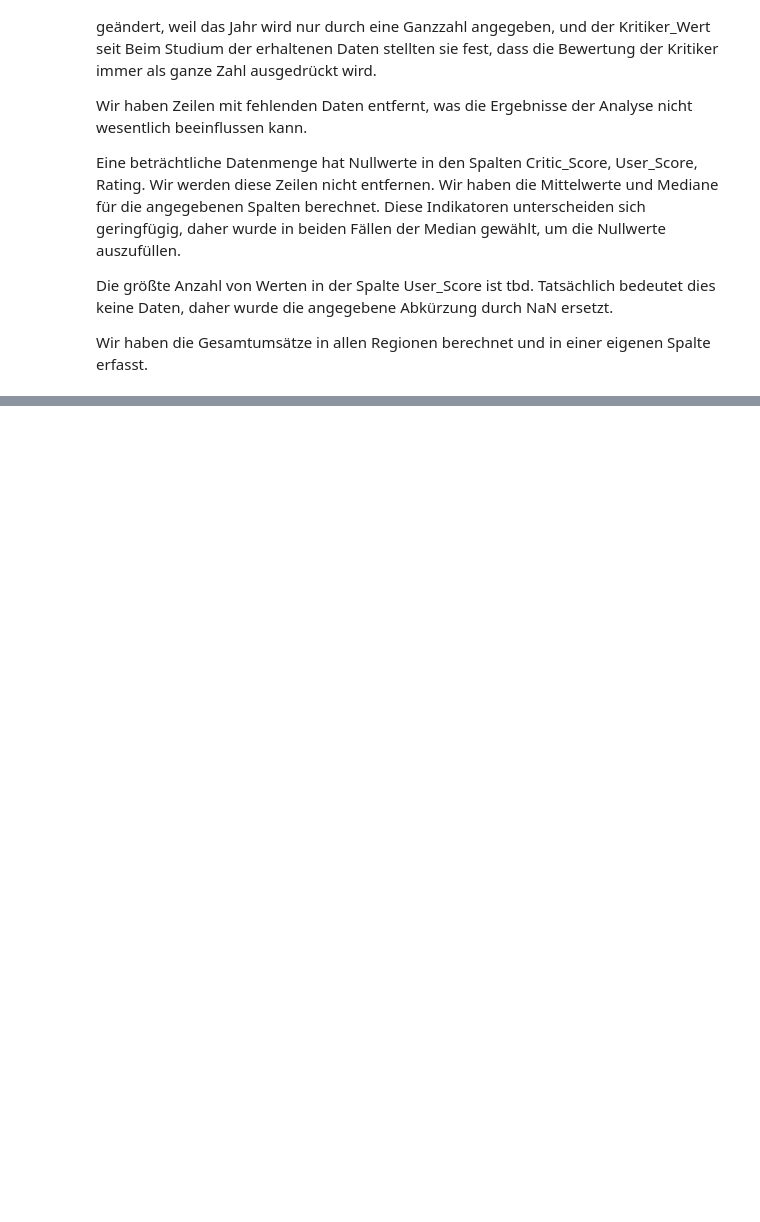
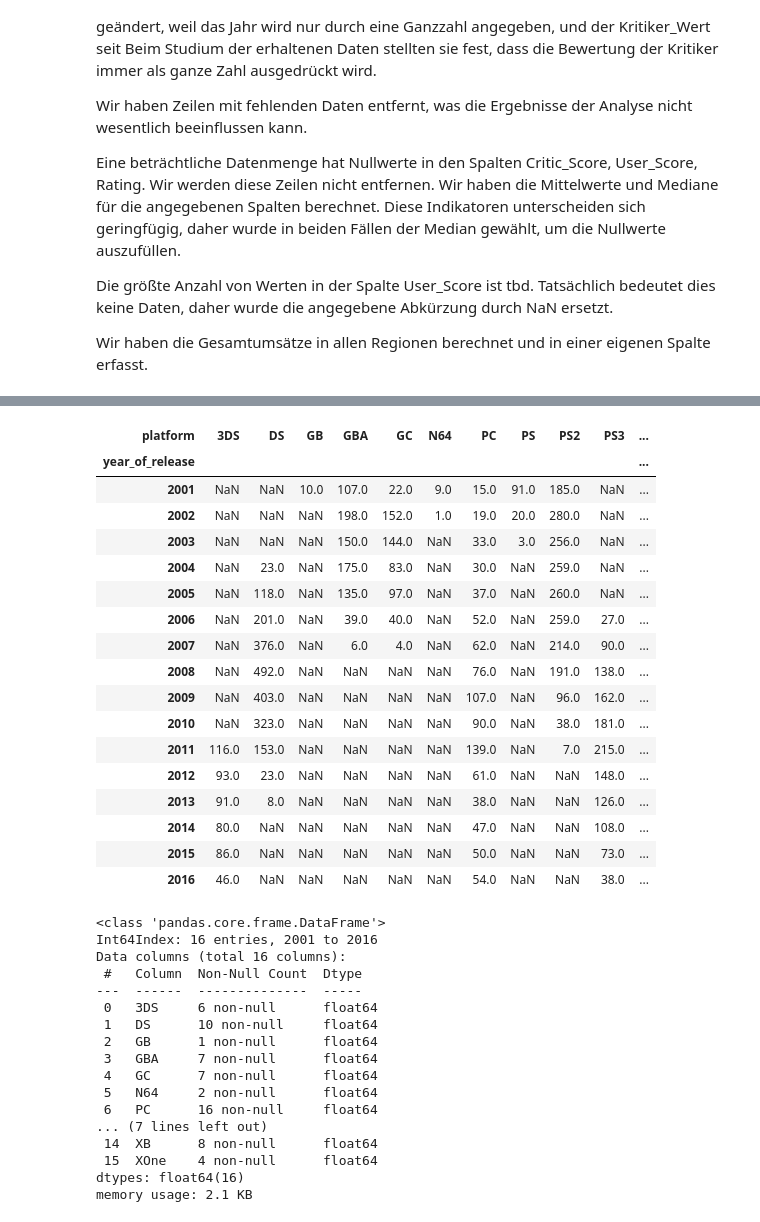
Before and after one commit to Konstantin5054232/ausbildungsprojekte, a Jupyter notebook: 05_computerspielen_verkaufen/computerspielen_verkaufen.ipynb, the cells around one changed output, grey strips where cells are left out. Drawn from its saved outputs; the diff is of its cells as text; code cells hidden in the pictures; blank space fills up the shorter version.

```diff
--- a/05_computerspielen_verkaufen/computerspielen_verkaufen.ipynb
+++ b/05_computerspielen_verkaufen/computerspielen_verkaufen.ipynb
@@ -301,0 +372,5 @@ Wir haben die Gesamtumsätze in allen Regionen berechnet und in einer eigenen Sp
+# %%
+# Wir werden eine Tabelle erstellen, in der Plattformen nach 2001 entwickelt und
+# Kopien davon mehr als 100 Millionen Mal verkauft wurden.
+data_top = data.query("year_of_release >= 2001 and platform in @platform_sales_top.index")
+data_top.head()
@@ -301,0 +384,42 @@ Wir haben die Gesamtumsätze in allen Regionen berechnet und in einer eigenen Sp
+# %%
+# Wir werden eine Verteilungstabelle nach Jahren des Verkaufsvolumens der Top-Plattformen erstellen.
+data_platform_sales_top = data_top.pivot_table(index=['year_of_release'],
+                                         columns = ['platform'], values='total_sales', aggfunc='count')
+display(data_platform_sales_top)
+data_platform_sales_top.info()
+# %% [output]
+| platform | 3DS | DS | GB | GBA | GC | N64 | PC | PS | PS2 | PS3 | ... |
+| year_of_release |  |  |  |  |  |  |  |  |  |  | ... |
+| 2001 | NaN | NaN | 10.0 | 107.0 | 22.0 | 9.0 | 15.0 | 91.0 | 185.0 | NaN | ... |
+| 2002 | NaN | NaN | NaN | 198.0 | 152.0 | 1.0 | 19.0 | 20.0 | 280.0 | NaN | ... |
+| 2003 | NaN | NaN | NaN | 150.0 | 144.0 | NaN | 33.0 | 3.0 | 256.0 | NaN | ... |
+| 2004 | NaN | 23.0 | NaN | 175.0 | 83.0 | NaN | 30.0 | NaN | 259.0 | NaN | ... |
+| 2005 | NaN | 118.0 | NaN | 135.0 | 97.0 | NaN | 37.0 | NaN | 260.0 | NaN | ... |
+| 2006 | NaN | 201.0 | NaN | 39.0 | 40.0 | NaN | 52.0 | NaN | 259.0 | 27.0 | ... |
+| 2007 | NaN | 376.0 | NaN | 6.0 | 4.0 | NaN | 62.0 | NaN | 214.0 | 90.0 | ... |
+| 2008 | NaN | 492.0 | NaN | NaN | NaN | NaN | 76.0 | NaN | 191.0 | 138.0 | ... |
+| 2009 | NaN | 403.0 | NaN | NaN | NaN | NaN | 107.0 | NaN | 96.0 | 162.0 | ... |
+| 2010 | NaN | 323.0 | NaN | NaN | NaN | NaN | 90.0 | NaN | 38.0 | 181.0 | ... |
+| 2011 | 116.0 | 153.0 | NaN | NaN | NaN | NaN | 139.0 | NaN | 7.0 | 215.0 | ... |
+| 2012 | 93.0 | 23.0 | NaN | NaN | NaN | NaN | 61.0 | NaN | NaN | 148.0 | ... |
+| 2013 | 91.0 | 8.0 | NaN | NaN | NaN | NaN | 38.0 | NaN | NaN | 126.0 | ... |
+| 2014 | 80.0 | NaN | NaN | NaN | NaN | NaN | 47.0 | NaN | NaN | 108.0 | ... |
+| 2015 | 86.0 | NaN | NaN | NaN | NaN | NaN | 50.0 | NaN | NaN | 73.0 | ... |
+| 2016 | 46.0 | NaN | NaN | NaN | NaN | NaN | 54.0 | NaN | NaN | 38.0 | ... |
+<class 'pandas.core.frame.DataFrame'>
+Int64Index: 16 entries, 2001 to 2016
+Data columns (total 16 columns):
+ #   Column  Non-Null Count  Dtype
+---  ------  --------------  -----
+ 0   3DS     6 non-null      float64
+ 1   DS      10 non-null     float64
+ 2   GB      1 non-null      float64
+ 3   GBA     7 non-null      float64
+ 4   GC      7 non-null      float64
+ 5   N64     2 non-null      float64
+ 6   PC      16 non-null     float64
+... (7 lines left out)
+ 14  XB      8 non-null      float64
+ 15  XOne    4 non-null      float64
+dtypes: float64(16)
+memory usage: 2.1 KB
```
Also changed, not shown: parts of 37 cells of this notebook.
